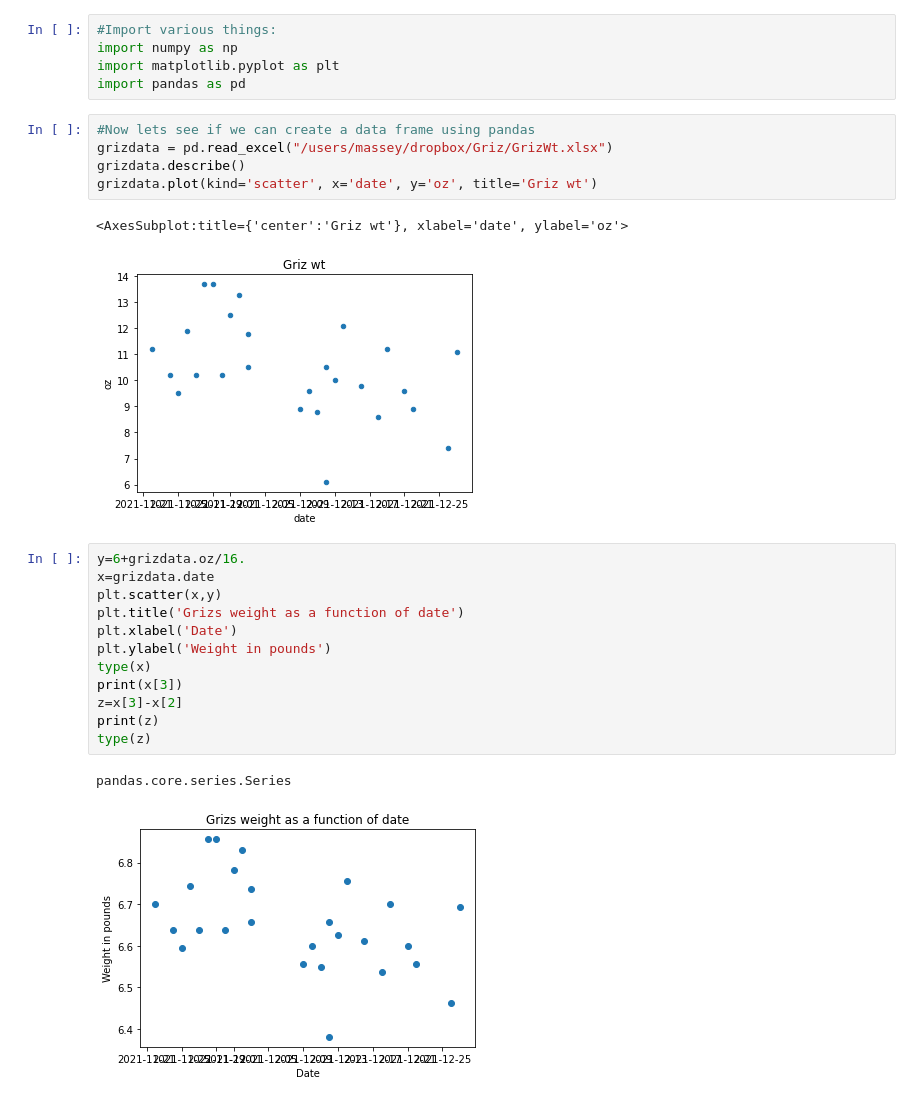
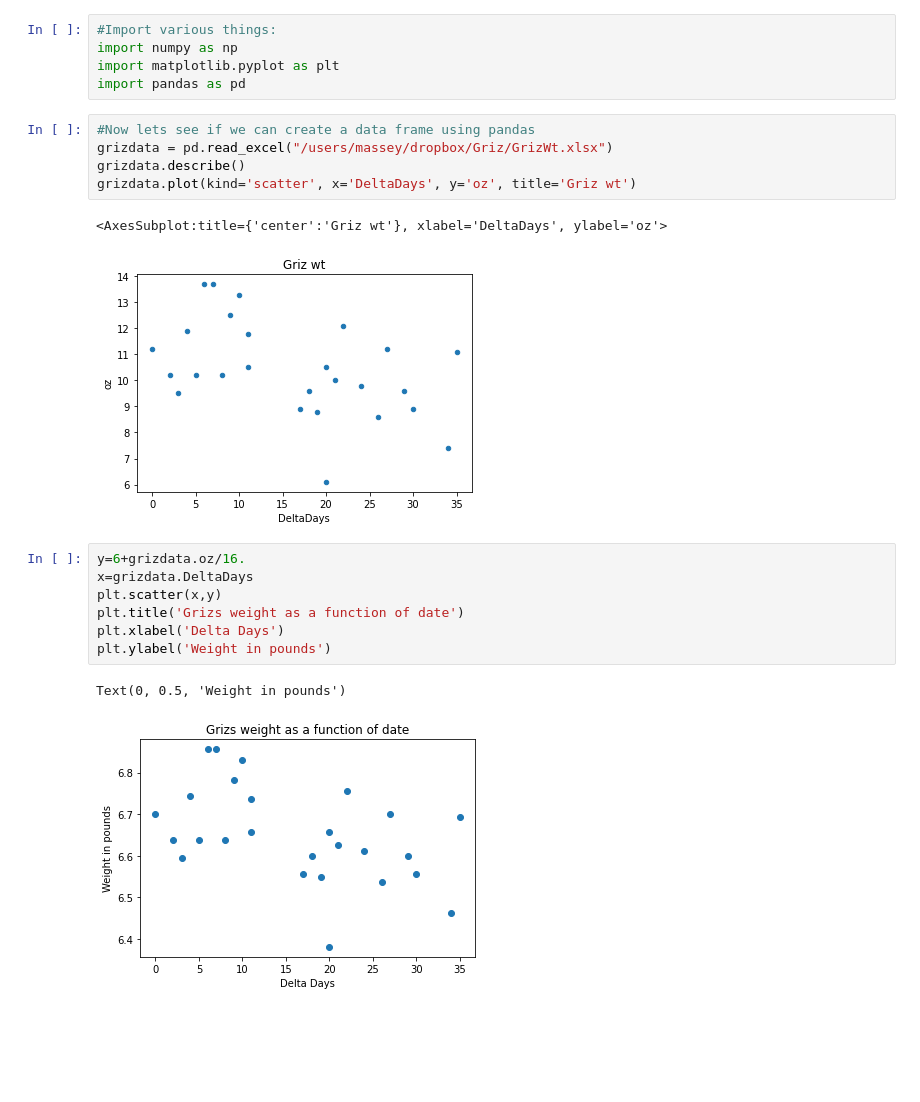
Before and after one commit to pmassey/Chai, a Jupyter notebook: GrizGit.ipynb, the cells around one changed output. Drawn from its saved outputs; the diff is of its cells as text; blank space fills up the shorter version.

```diff
--- a/GrizGit.ipynb
+++ b/GrizGit.ipynb
@@ -13,23 +13,18 @@ import pandas as pd
 # %%
 #Now lets see if we can create a data frame using pandas
 grizdata = pd.read_excel("/users/massey/dropbox/Griz/GrizWt.xlsx")
 grizdata.describe()
-grizdata.plot(kind='scatter', x='date', y='oz', title='Griz wt')
+grizdata.plot(kind='scatter', x='DeltaDays', y='oz', title='Griz wt')
 # %% [output]
-<AxesSubplot:title={'center':'Griz wt'}, xlabel='date', ylabel='oz'>
+<AxesSubplot:title={'center':'Griz wt'}, xlabel='DeltaDays', ylabel='oz'>
-[figure, old version]
+[figure, new version]
 # %%
 y=6+grizdata.oz/16.
-x=grizdata.date
+x=grizdata.DeltaDays
 plt.scatter(x,y)
 plt.title('Grizs weight as a function of date')
-plt.xlabel('Date')
+plt.xlabel('Delta Days')
 plt.ylabel('Weight in pounds')
-type(x)
-print(x[3])
-z=x[3]-x[2]
-print(z)
-type(z)
 # %% [output]
-pandas.core.series.Series
+Text(0, 0.5, 'Weight in pounds')
-[figure, old version]
+[figure, new version]
```
Also changed, not shown: parts of 1 cell of this notebook, 1 other file.
